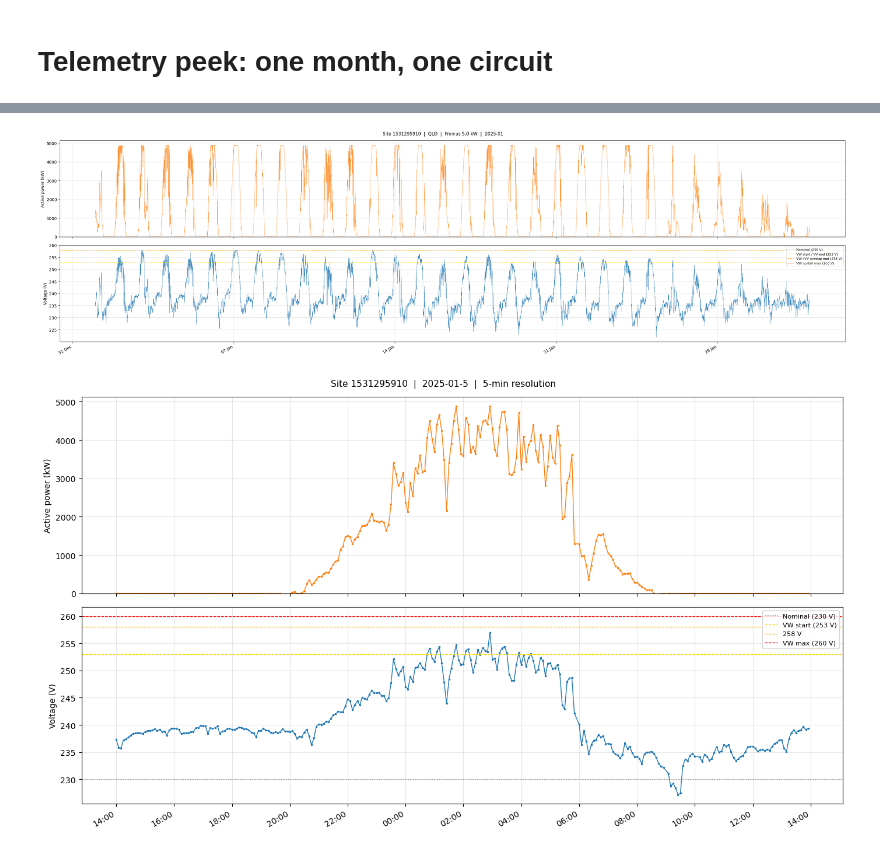
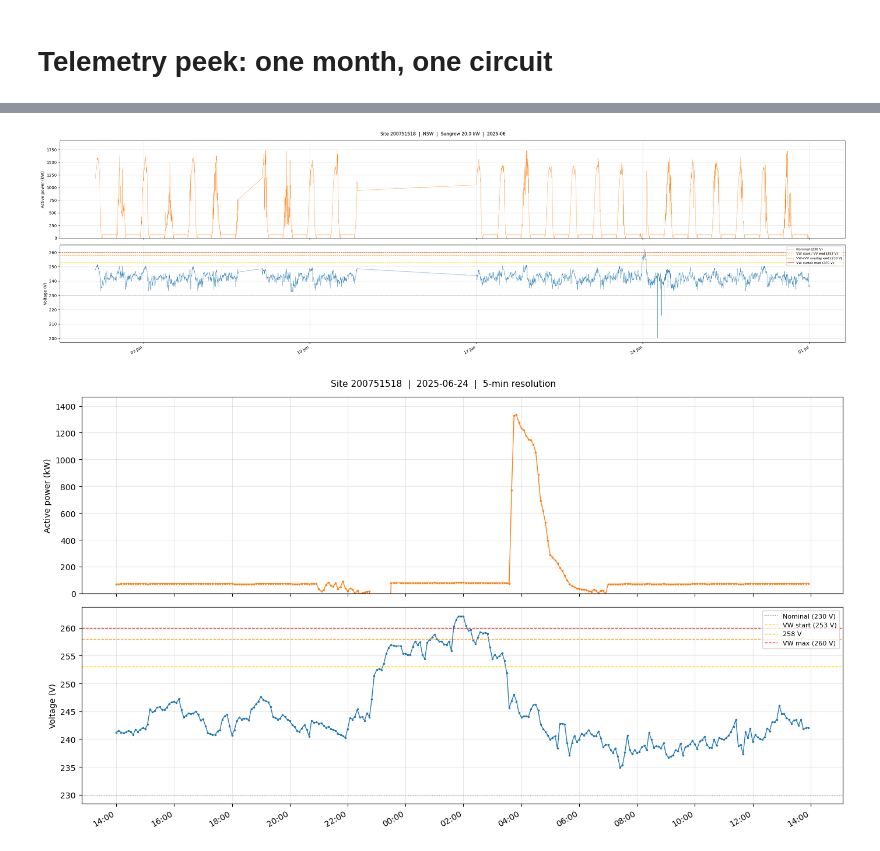
Before and after one commit to UNSW-CEEM/CICCADA, a Jupyter notebook: bms_sa_review/data_query/01_data_exploration.ipynb, the cells around one changed output, grey strips where cells are left out. Saved outputs shown, nothing was run; the diff lists cells and outputs as text; code cells hidden in the pictures.

```diff
--- a/bms_sa_review/data_query/01_data_exploration.ipynb
+++ b/bms_sa_review/data_query/01_data_exploration.ipynb
@@ -480,10 +520,10 @@ site_summary
 #   BEHAVIOUR: "nonconforming" or "conforming"
 # =============================================================================
 
-CHECK     = "voltwatt"        # "voltwatt" or "voltvar"
-BEHAVIOUR = "nonconforming"   # "nonconforming" or "conforming"
+CHECK     = "sust_op"        # "voltwatt" or "voltvar"
+BEHAVIOUR = "conforming"   # "nonconforming" or "conforming"
 YEAR      = 2025
-MONTH     = 1
+MONTH     = 6
 MIN_DAYS  = 5                 # require a few days of data so rates are meaningful
 
 table   = f"conformance_{CHECK}"
@@ -532,6 +572,6 @@ CONFORMING sites for voltwatt in 2025-01:
 # Take the top-ranked site and feed it into the Step 1 candidate query.
 # This OVERRIDES the auto-pick: instead of "any active site"
 # Or, just add any other site ID here:
-SELECTED_SITE_ID = int(ranked["site_id"].iloc[5])
-print(f"Selected site_id = {SELECTED_SITE_ID}  ({ranked['nonconf_pct'].iloc[5]}% non-conforming)")
+SELECTED_SITE_ID = int(ranked["site_id"].iloc[19])
+print(f"Selected site_id = {SELECTED_SITE_ID}  ({ranked['nonconf_pct'].iloc[16]}% non-conforming)")
 # %% [output]
@@ -548,10 +588,10 @@ Selected site_id = 1531295910  (70.6% non-conforming)
 # Leave them commented out to get any site with data in that month.
 # -----------------------------------------------------------------------------
 
-YEAR  = 2025
-MONTH = 1
-STATE = 'NSW'
-MANUFACTURER = 'SMA'
+YEAR  = YEAR
+MONTH = MONTH
+#STATE = 'NSW'
+# MANUFACTURER = 'SMA'
 
 candidate = aq(f"""
     SELECT
@@ -570,11 +610,15 @@ candidate = aq(f"""
       AND m.site_id = {SELECTED_SITE_ID}
       AND m.max_time >= TIMESTAMP '{YEAR}-{MONTH:02d}-01'
       AND m.min_time <  TIMESTAMP '{YEAR}-{MONTH:02d}-28'
-      -- AND m.state = '{STATE}'
       -- AND m.ac_capacity_kw BETWEEN 3 AND 10
-      -- AND m.manufacturer = '{MANUFACTURER}'
     LIMIT 1
 """, database=SAI)
+
+# IF want to add the state and manufacturer filters, add them below "-- AND m.ac_capacity_kw BETWEEN 3 AND 10":
+#      -- AND m.state = '{STATE}'
+#      -- AND m.manufacturer = '{MANUFACTURER}'
+
+
 
 chosen_site_id    = int(candidate["site_id"].iloc[0])
 chosen_circuit_id = int(candidate["circuit_id"].iloc[0])
@@ -688,8 +752,7 @@ for ax, metric, colour, ylabel in zip(axes, metrics, colours, ylabels):
     ax.set_ylabel(ylabel)
     ax.grid(True, alpha=0.3)
 
-    # Add AS/NZS 4777.2:2020 voltage reference lines to every panel that
-    # shows voltage — you can see exactly when the inverter enters each zone.
+    # Add AS/NZS 4777.2:2020 voltage reference lines to every panel
     if metric == "voltage":
         ax.axhline(230, color="gray",    lw=0.8, ls=":",  label="Nominal (230 V)")
         ax.axhline(253, color="gold",    lw=0.9, ls="--", label="VW start / VV end (253 V)")
@@ -706,14 +769,14 @@ fig.autofmt_xdate(rotation=30)
 plt.tight_layout()
 plt.show()
 # %% [output]
-[figure, old version]
+[figure, new version]
 # %%
 # -----------------------------------------------------------------------------
 # Step 4: zoom into a single day (no re-query uses df already in memory).
 # Change zoom_date to any date within the month pulled above.
 # -----------------------------------------------------------------------------
 
-zoom_date = f"{YEAR}-{MONTH:02d}-5"       # <-- Date here!
+zoom_date = f"{YEAR}-{MONTH:02d}-24"       # <-- Date here!
 
 mask   = df["t_stamp_aest"].dt.date == pd.Timestamp(zoom_date).date()
 df_day = df[mask]
@@ -726,31 +789,31 @@ else:
     if n_panels == 1:
         axes = [axes]
 
     fig.suptitle(
         f"Site {chosen_site_id}  |  {zoom_date}  |  5-min resolution",
         fontsize=11
     )
 
     for ax, metric, colour, ylabel in zip(axes, metrics, colours, ylabels):
         ax.plot(df_day["t_stamp_aest"], df_day[metric],
                 color=colour, marker=".", markersize=3, linewidth=1)
         ax.set_ylabel(ylabel)
         ax.grid(True, alpha=0.3)
 
         if metric == "voltage":
             ax.axhline(230, color="gray",   lw=0.8, ls=":",  label="Nominal (230 V)")
             ax.axhline(253, color="gold",   lw=0.9, ls="--", label="VW start (253 V)")
             ax.axhline(258, color="orange", lw=0.9, ls="--", label="258 V")
             ax.axhline(260, color="red",    lw=0.9, ls="--", label="VW max (260 V)")
             ax.legend(fontsize=8, loc="upper right")
 
         if metric == "power":
             ax.set_ylim(bottom=0)
 
     axes[-1].xaxis.set_major_formatter(mdates.DateFormatter("%H:%M"))
     axes[-1].xaxis.set_major_locator(mdates.HourLocator(interval=2))
     fig.autofmt_xdate(rotation=30)
     plt.tight_layout()
     plt.show()
 # %% [output]
-[figure, old version]
+[figure, new version]
```
Also changed, not shown: parts of 16 cells of this notebook, 2 other files.
